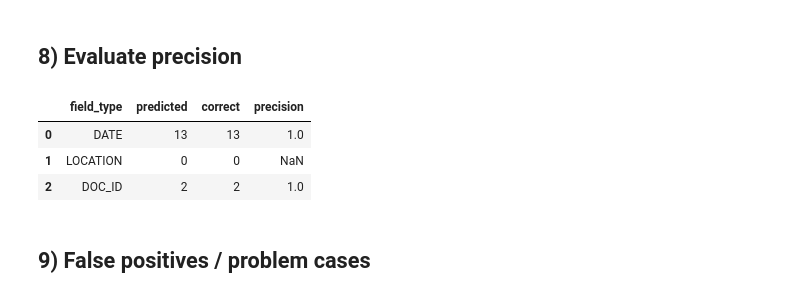
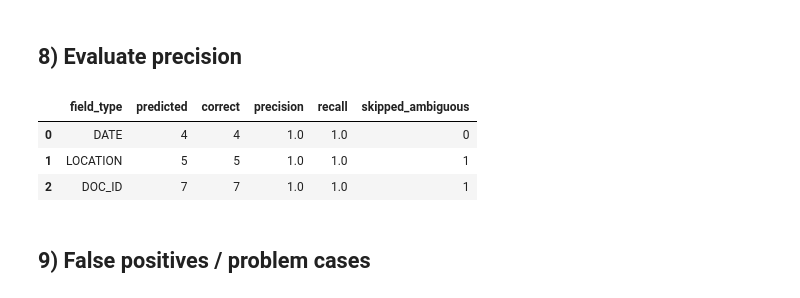
Before and after one commit to velotsuraptor/nlp_labs, a Jupyter notebook: project_lab4/notebooks/lab4_rule_based_ie_corrected.ipynb, the cells around one changed output. Cells and saved outputs as stored; diff of their text form; code cells hidden in the pictures.

```diff
--- a/project_lab4/notebooks/lab4_rule_based_ie_corrected.ipynb
+++ b/project_lab4/notebooks/lab4_rule_based_ie_corrected.ipynb
@@ -165,55 +161,77 @@ Saved weak-gold subset: C:\Users\maia1\data\politiekh\masters\nlp\project_lab4\d
 # %%
 from collections import defaultdict
 
 def load_jsonl(path):
     rows = []
-    with open(path, "r", encoding="utf-8") as f:
+    with open(path, 'r', encoding='utf-8') as f:
         for line in f:
             rows.append(json.loads(line))
     return rows
 
-gold_rows = load_jsonl(LAB4_ROOT / "data" / "sample" / "lab4_gold_ie.jsonl")
+edge_rows = load_jsonl(LAB4_ROOT / 'tests' / 'ie_edge_cases.jsonl')
 
-gold_by_text = defaultdict(list)
-for r in gold_rows:
-    gold_by_text[(r["text_id"], r["text"])].append(r)
-
-pred_by_type = defaultdict(int)
-correct_by_type = defaultdict(int)
+stats = {
+    'DATE': {'tp': 0, 'fp': 0, 'fn': 0, 'skipped': 0},
+    'LOCATION': {'tp': 0, 'fp': 0, 'fn': 0, 'skipped': 0},
+    'DOC_ID': {'tp': 0, 'fp': 0, 'fn': 0, 'skipped': 0},
+}
 fp_examples = []
 
-for (text_id, text), gold_items in gold_by_text.items():
-    pred = extract_all(text)
-    gold_norm = {(g["field_type"], str(g["normalized_value"])) for g in gold_items}
+for r in edge_rows:
+    ft = r['field_type']
+    text = str(r['raw_text'])
+    expected = str(r['expected_behavior']).lower()
+    pred_items = extract_all(text).get(ft, [])
+    pred_positive = len(pred_items) > 0
 
-    for field_type, items in pred.items():
-        for item in items:
-            pred_by_type[field_type] += 1
-            if (field_type, str(item["value"])) in gold_norm:
-                correct_by_type[field_type] += 1
-            else:
-                fp_examples.append({
-                    "text_id": text_id,
-                    "text": text,
-                    "field_type": field_type,
-                    "predicted_value": item["value"],
-                    "method": item["method"],
-                })
+    # ambiguous cases are tracked but excluded from strict precision
+    if ('можна пропустити' in expected) or ('перевірити можливий конфлікт' in expected):
+        stats[ft]['skipped'] += 1
+        continue
+
+    expect_positive = 'витягнути' in expected
+    expect_negative = ('не вважати' in expected) or ('не витягувати' in expected)
+
+    if expect_positive:
+        if pred_positive:
+            stats[ft]['tp'] += 1
+        else:
+            stats[ft]['fn'] += 1
+    elif expect_negative:
+        if pred_positive:
+            stats[ft]['fp'] += 1
+            fp_examples.append({
+                'id': r['id'],
+                'field_type': ft,
+                'text': text,
+                'predicted_value': pred_items[0]['value'] if pred_items else None,
+                'expected_behavior': r['expected_behavior'],
+            })
 
 precision_rows = []
-for ft in ["DATE", "LOCATION", "DOC_ID"]:
-    pred_n = pred_by_type[ft]
-    cor_n = correct_by_type[ft]
-    precision = cor_n / pred_n if pred_n else None
-    precision_rows.append({"field_type": ft, "predicted": pred_n, "correct": cor_n, "precision": precision})
+for ft in ['DATE', 'LOCATION', 'DOC_ID']:
+    tp = stats[ft]['tp']
+    fp = stats[ft]['fp']
+    fn = stats[ft]['fn']
+    pred_n = tp + fp
+    precision = tp / pred_n if pred_n else None
+    recall = tp / (tp + fn) if (tp + fn) else None
+    precision_rows.append({
+        'field_type': ft,
+        'predicted': pred_n,
+        'correct': tp,
+        'precision': precision,
+        'recall': recall,
+        'skipped_ambiguous': stats[ft]['skipped'],
+    })
 
 precision_df = pd.DataFrame(precision_rows)
 precision_df
 # %% [output]
-|  | field_type | predicted | correct | precision |
-| 0 | DATE | 13 | 13 | 1.0 |
-| 1 | LOCATION | 0 | 0 | NaN |
-| 2 | DOC_ID | 2 | 2 | 1.0 |
+|  | field_type | predicted | correct | precision | recall | skipped_ambiguous |
+| 0 | DATE | 4 | 4 | 1.0 | 1.0 | 0 |
+| 1 | LOCATION | 5 | 5 | 1.0 | 1.0 | 1 |
+| 2 | DOC_ID | 7 | 7 | 1.0 | 1.0 | 1 |
 # %% [markdown]
 ## 9) False positives / problem cases
 # %%
```
Also changed, not shown: parts of 4 cells of this notebook, 27 other files.
